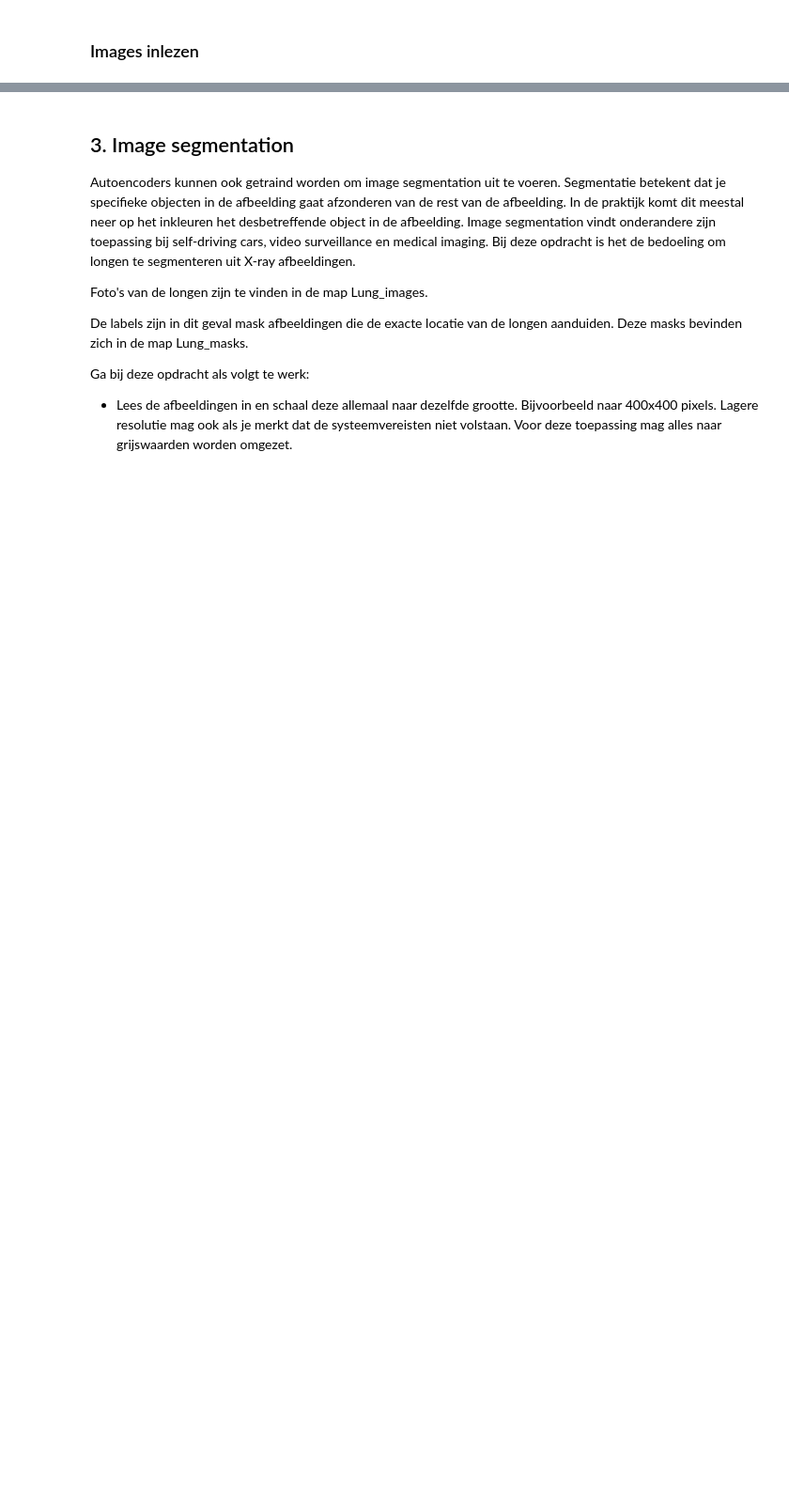
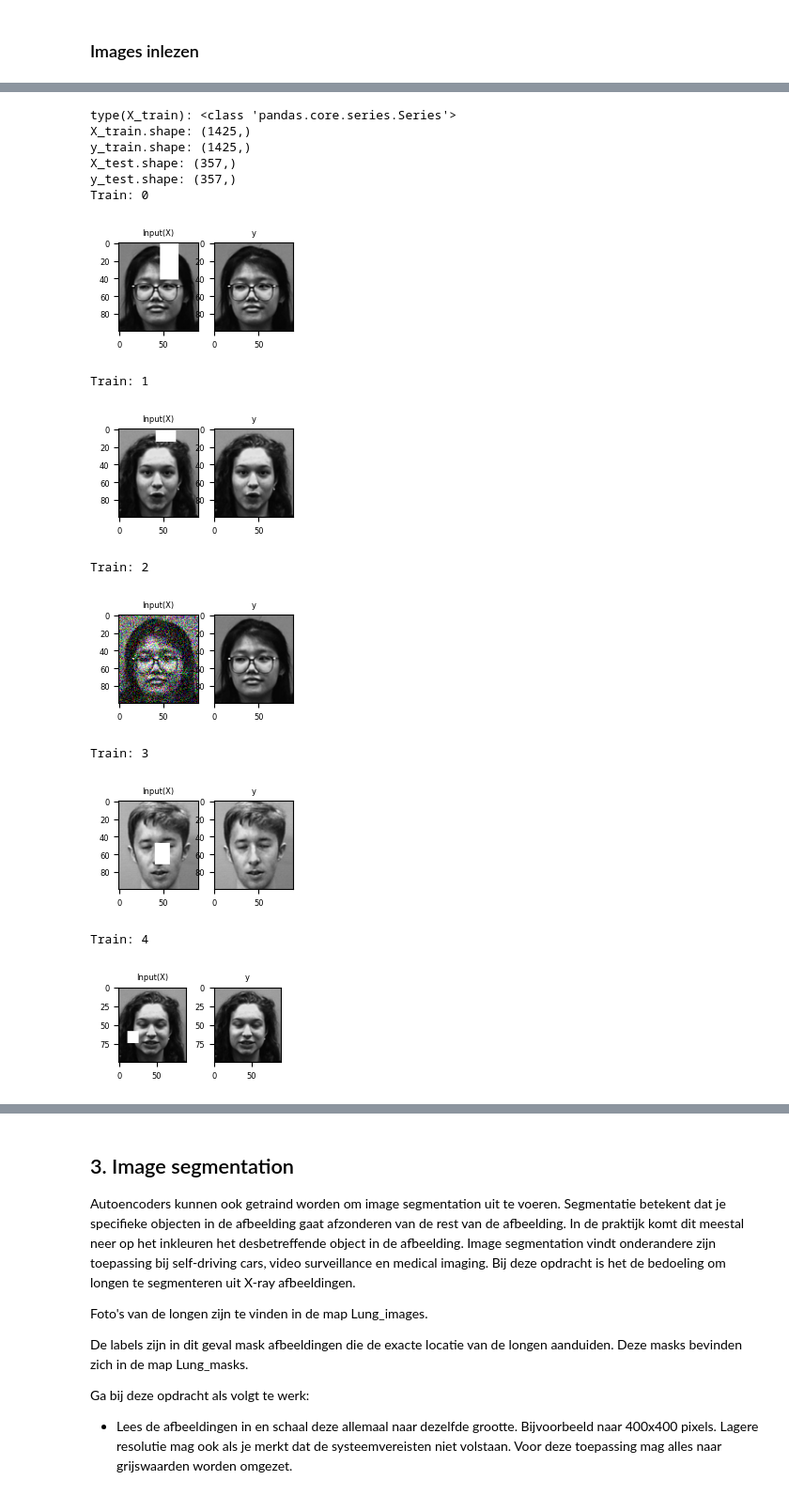
Before and after one commit to samdeleu/howest-dl, a Jupyter notebook: sessie_03/opdracht/Sam_Deleu_Sessie_03_Autoencoders_Opdracht.ipynb, the cells around one changed output, grey strips where cells are left out. Shown at 94% size. Cells and saved outputs as stored; diff of their text form; code cells hidden in the pictures; blank space fills up the shorter version.

```diff
--- a/sessie_03/opdracht/Sam_Deleu_Sessie_03_Autoencoders_Opdracht.ipynb
+++ b/sessie_03/opdracht/Sam_Deleu_Sessie_03_Autoencoders_Opdracht.ipynb
@@ -949,0 +1057,54 @@ for i in range(0, len(OCCLUSION_FACTORS)):
+# %%
+# Split in train - test
+X = df_input_shuffled["input_image"]
+y = df_input_shuffled["original_image"]
+X_train, X_test, y_train, y_test = train_test_split(X, y, test_size=0.2, random_state=101)
+display_value("type(X_train)", type(X_train))
+display_value("X_train.shape", X_train.shape)
+display_value("y_train.shape", y_train.shape)
+display_value("X_test.shape", X_test.shape)
+display_value("y_test.shape", y_test.shape)
+
+MAX_ROWS = 5
+for i in range(MAX_ROWS):
+    display_value("Train", i)
+    plt.figure(figsize=(2 * 1.2, MAX_ROWS * 1.2))
+    plt.subplot(i+1, 2, 1)
+    plt.imshow(X_train.iloc[i])
+    plt.title("Input(X)")
+    plt.subplot(i+1, 2, 2)
+    plt.imshow(y_train.iloc[i])
+    plt.title("y")
+    plt.show()
+#     for i, image_record in df.iterrows():
+#         if i >= max_rows:
+#             plt.show()
+#             break
+#         display_value(f"{i}", f"{image_record['filename']}")
+#         plt.figure(figsize=(col * 1.2,max_rows * 1.2))
+
+#         plt.subplot(i+1, col, 1)
+#         plt.imshow(image_record["original_image"])
+#         plt.title(f"Original {image_record['original_image'].shape}")
+
+#         plt.subplot(i+1, col, 2)
+#         plt.imshow(image_record["input_image"])
+#         plt.title(f"{image_record['occlusion']}")
+#         plt.show()
+#     plt.close()
+# %% [output]
+type(X_train): <class 'pandas.core.series.Series'>
+X_train.shape: (1425,)
+y_train.shape: (1425,)
+X_test.shape: (357,)
+y_test.shape: (357,)
+Train: 0
+[figure, added]
+Train: 1
+[figure, added]
+Train: 2
+[figure, added]
+Train: 3
+[figure, added]
+Train: 4
+[figure, added]
```
Also changed, not shown: parts of 10 cells of this notebook, 9 other files.
